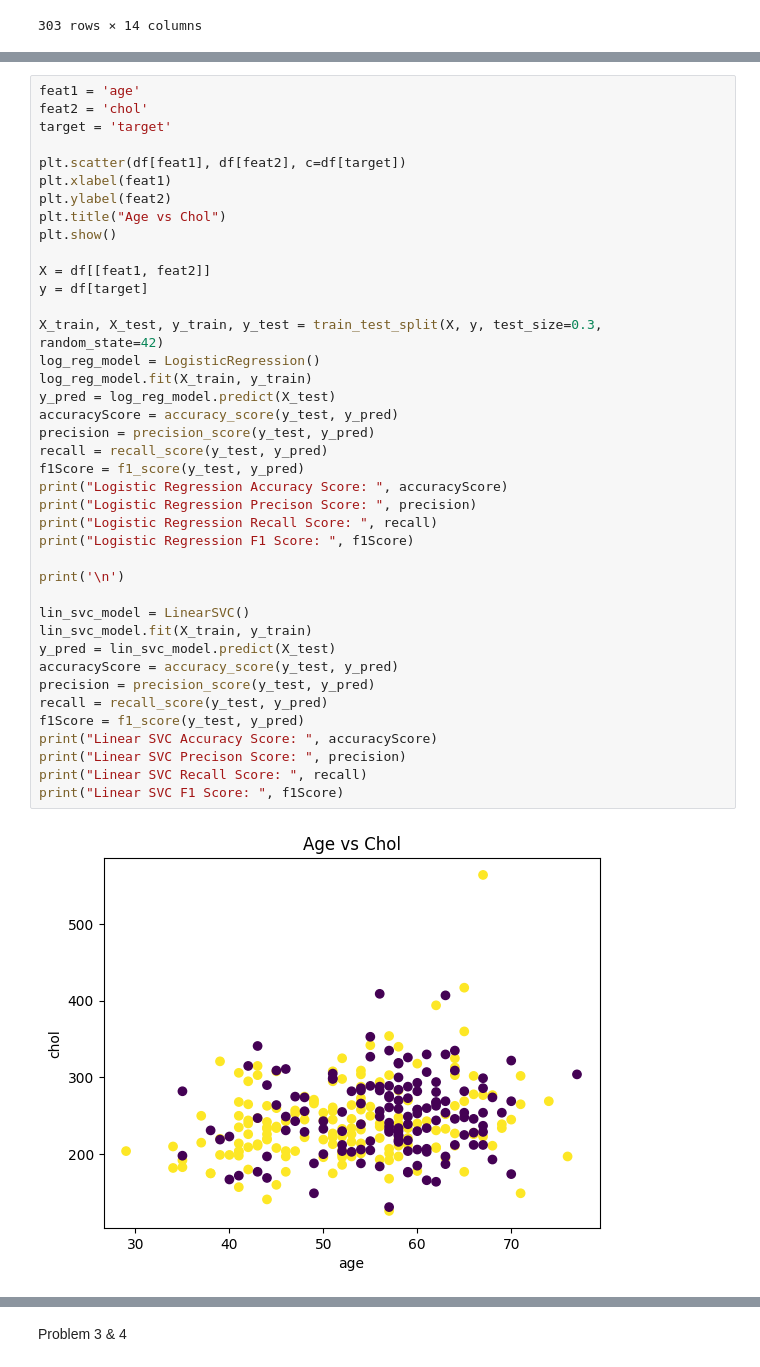
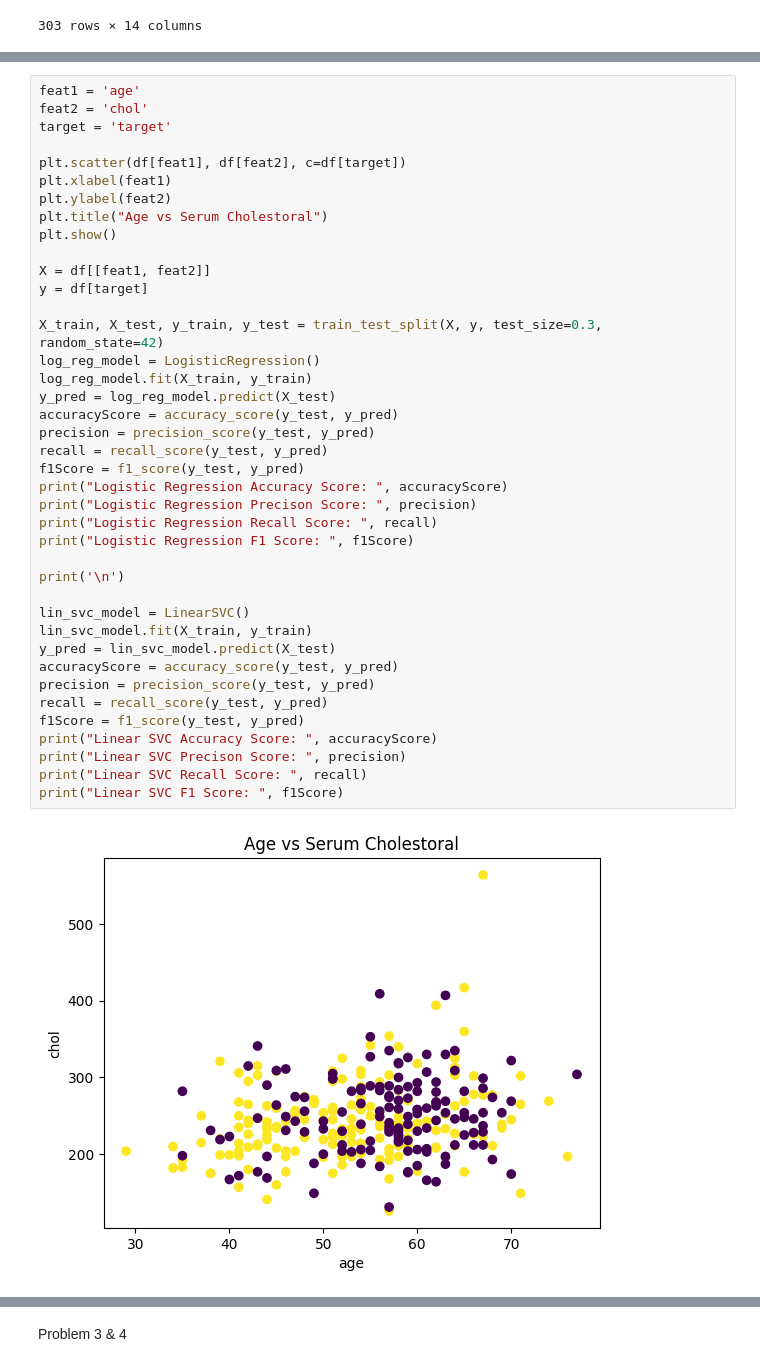
Before and after one commit to krishananth4/CSCI183-HW3, a Jupyter notebook: Krish_HW3.ipynb, the cells around one changed output, grey strips where cells are left out. Drawn from its saved outputs; the diff is of its cells as text.

```diff
--- a/Krish_HW3.ipynb
+++ b/Krish_HW3.ipynb
@@ -35,40 +155,40 @@ target = 'target'
 plt.scatter(df[feat1], df[feat2], c=df[target])
 plt.xlabel(feat1)
 plt.ylabel(feat2)
-plt.title("Age vs Chol")
+plt.title("Age vs Serum Cholestoral")
 plt.show()
 
 X = df[[feat1, feat2]]
 y = df[target]
 
 X_train, X_test, y_train, y_test = train_test_split(X, y, test_size=0.3, random_state=42)
 log_reg_model = LogisticRegression()
 log_reg_model.fit(X_train, y_train)
 y_pred = log_reg_model.predict(X_test)
 accuracyScore = accuracy_score(y_test, y_pred)
 precision = precision_score(y_test, y_pred)
 recall = recall_score(y_test, y_pred)
 f1Score = f1_score(y_test, y_pred)
 print("Logistic Regression Accuracy Score: ", accuracyScore)
 print("Logistic Regression Precison Score: ", precision)
 print("Logistic Regression Recall Score: ", recall)
 print("Logistic Regression F1 Score: ", f1Score)
 
 print('\n')
 
 lin_svc_model = LinearSVC()
 lin_svc_model.fit(X_train, y_train)
 y_pred = lin_svc_model.predict(X_test)
 accuracyScore = accuracy_score(y_test, y_pred)
 precision = precision_score(y_test, y_pred)
 recall = recall_score(y_test, y_pred)
 f1Score = f1_score(y_test, y_pred)
 print("Linear SVC Accuracy Score: ", accuracyScore)
 print("Linear SVC Precison Score: ", precision)
 print("Linear SVC Recall Score: ", recall)
 print("Linear SVC F1 Score: ", f1Score)
 # %% [output]
-[figure, old version]
+[figure, new version]
 Logistic Regression Accuracy Score:  0.6263736263736264
 Logistic Regression Precison Score:  0.6428571428571429
 Logistic Regression Recall Score:  0.72
```
Also changed, not shown: parts of 15 cells of this notebook.
